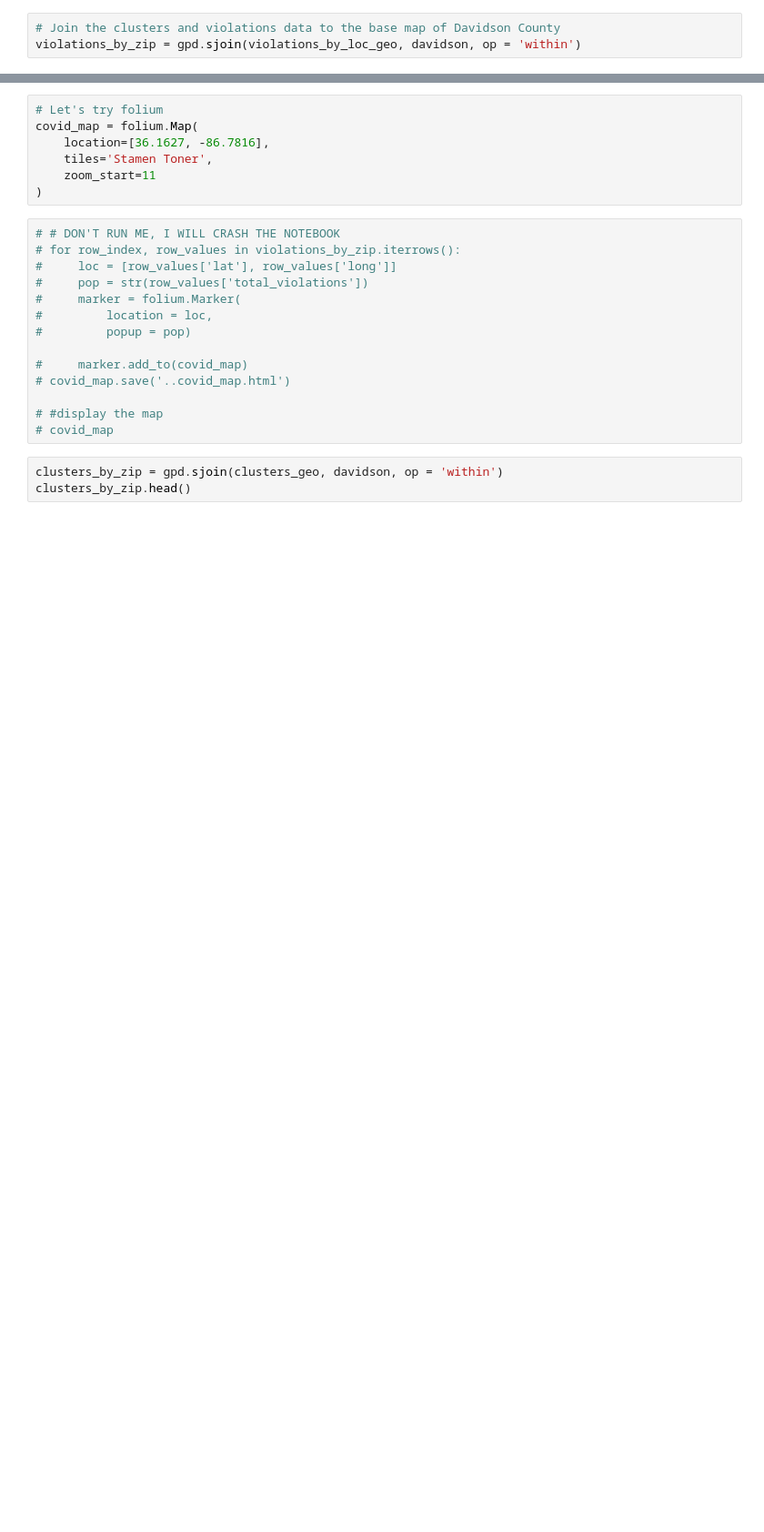
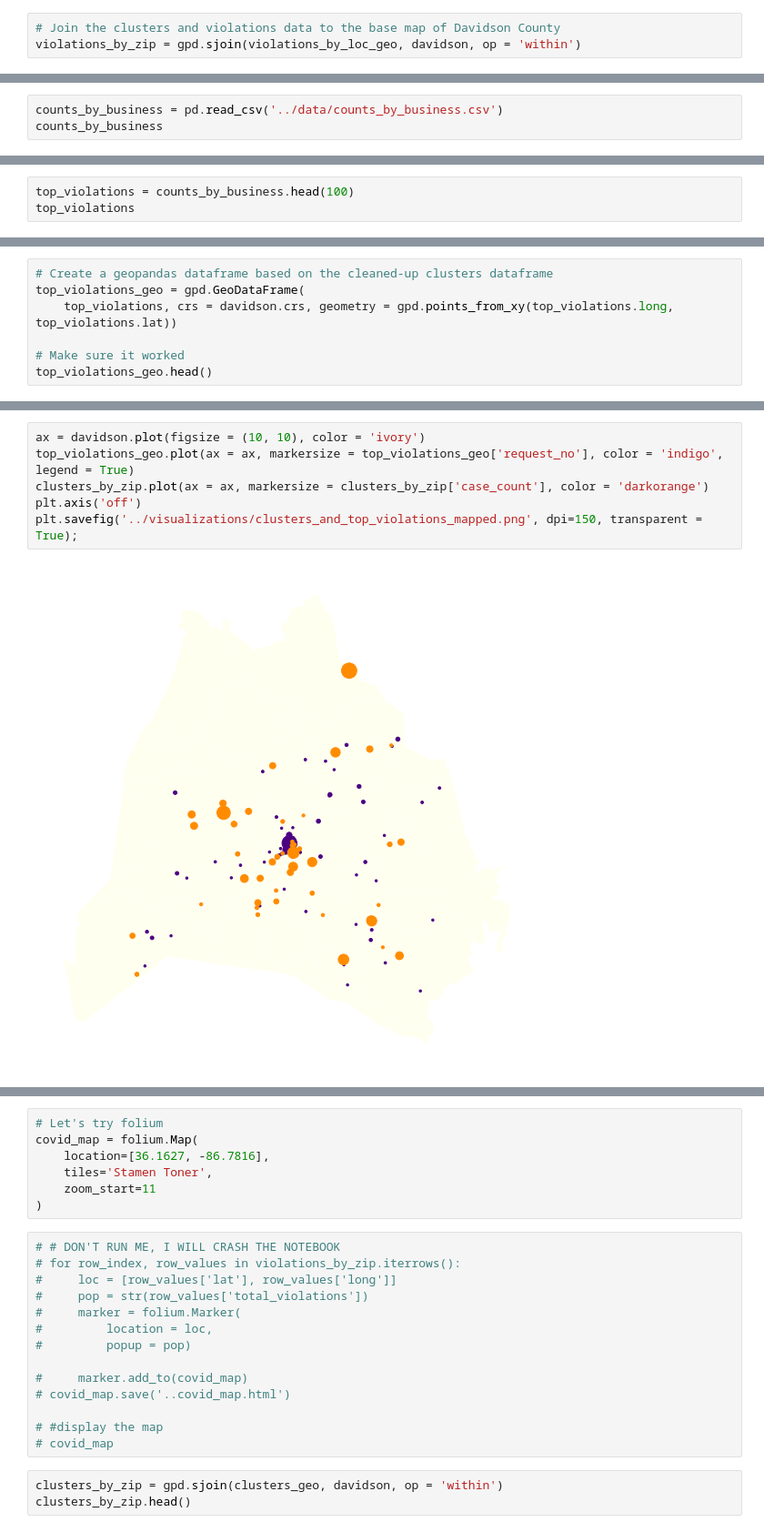
Before and after one commit to nss-data-science-cohort-4/dq4-covid-nashville-coded-19, a Jupyter notebook: notebooks/pt03_COVID_clusters_data_geo_viz.ipynb, the cells around one changed output, grey strips where cells are left out. Shown at 91% size. Saved outputs shown, nothing was run; the diff lists cells and outputs as text; blank space fills up the shorter version.

```diff
--- a/notebooks/pt03_COVID_clusters_data_geo_viz.ipynb
+++ b/notebooks/pt03_COVID_clusters_data_geo_viz.ipynb
@@ -88,0 +377,3 @@ violations_by_zip.head()
+# %%
+counts_by_business = pd.read_csv('../data/counts_by_business.csv')
+counts_by_business
@@ -88,0 +394,3 @@ violations_by_zip.head()
+# %%
+top_violations = counts_by_business.head(100)
+top_violations
@@ -88,0 +415,7 @@ violations_by_zip.head()
+# %%
+# Create a geopandas dataframe based on the cleaned-up clusters dataframe
+top_violations_geo = gpd.GeoDataFrame(
+    top_violations, crs = davidson.crs, geometry = gpd.points_from_xy(top_violations.long, top_violations.lat))
+
+# Make sure it worked
+top_violations_geo.head()
@@ -89 +429,9 @@ violations_by_zip.head()
+# %%
+ax = davidson.plot(figsize = (10, 10), color = 'ivory')
+top_violations_geo.plot(ax = ax, markersize = top_violations_geo['request_no'], color = 'indigo', legend = True)
+clusters_by_zip.plot(ax = ax, markersize = clusters_by_zip['case_count'], color = 'darkorange')
+plt.axis('off')
+plt.savefig('../visualizations/clusters_and_top_violations_mapped.png', dpi=150, transparent = True);
+# %% [output]
+[figure, added]
 # %%
```
Also changed, not shown: parts of 51 cells of this notebook, 2 other files.
